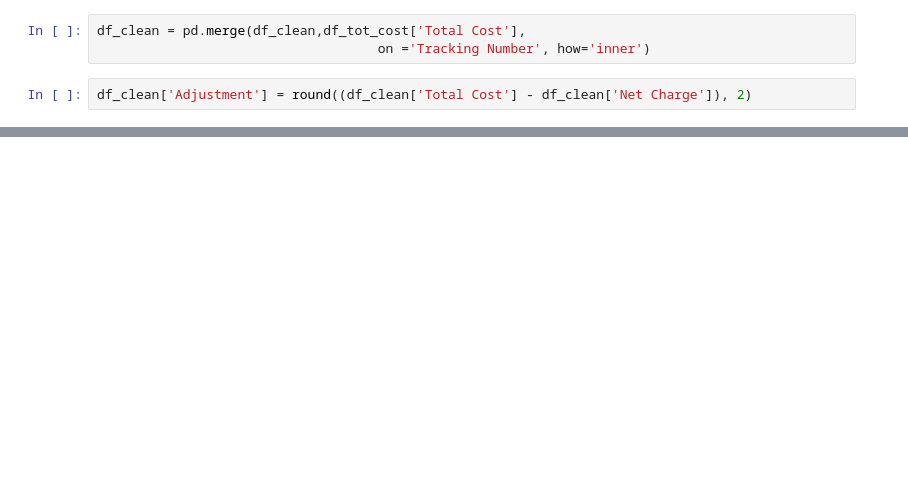
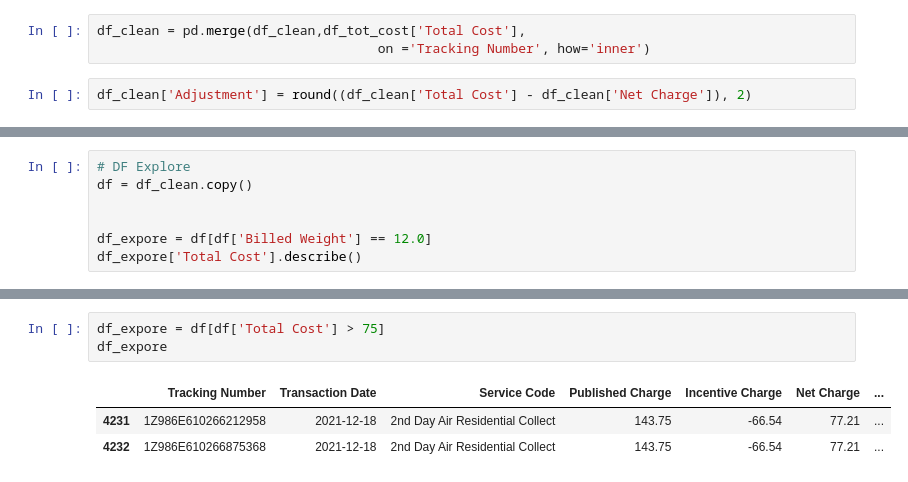
Before and after one commit to Evan-Archuleta/ups_invoice, a Jupyter notebook: ups_v3.ipynb, the cells around one changed output, grey strips where cells are left out. Drawn from its saved outputs; the diff is of its cells as text; blank space fills up the shorter version.

```diff
--- a/ups_v3.ipynb
+++ b/ups_v3.ipynb
@@ -239,0 +254,7 @@ df_clean.to_csv("expore.csv", header=True)
+# %%
+# DF Explore
+df = df_clean.copy()
+
+
+df_expore = df[df['Billed Weight'] == 12.0]
+df_expore['Total Cost'].describe()
@@ -239,0 +271,7 @@ df_clean.to_csv("expore.csv", header=True)
+# %%
+df_expore = df[df['Total Cost'] > 75]
+df_expore
+# %% [output]
+|  | Tracking Number | Transaction Date | Service Code | Published Charge | Incentive Charge | Net Charge | ... |
+| 4231 | 1Z986E610266212958 | 2021-12-18 | 2nd Day Air Residential Collect | 143.75 | -66.54 | 77.21 | ... |
+| 4232 | 1Z986E610266875368 | 2021-12-18 | 2nd Day Air Residential Collect | 143.75 | -66.54 | 77.21 | ... |
```
Also changed, not shown: parts of 12 cells of this notebook, 9 other files.
